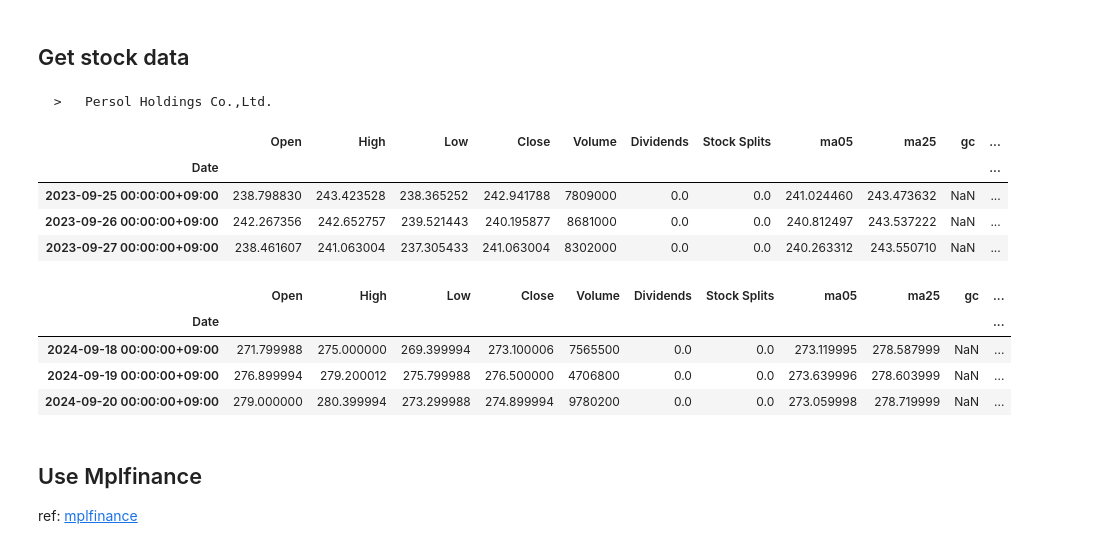
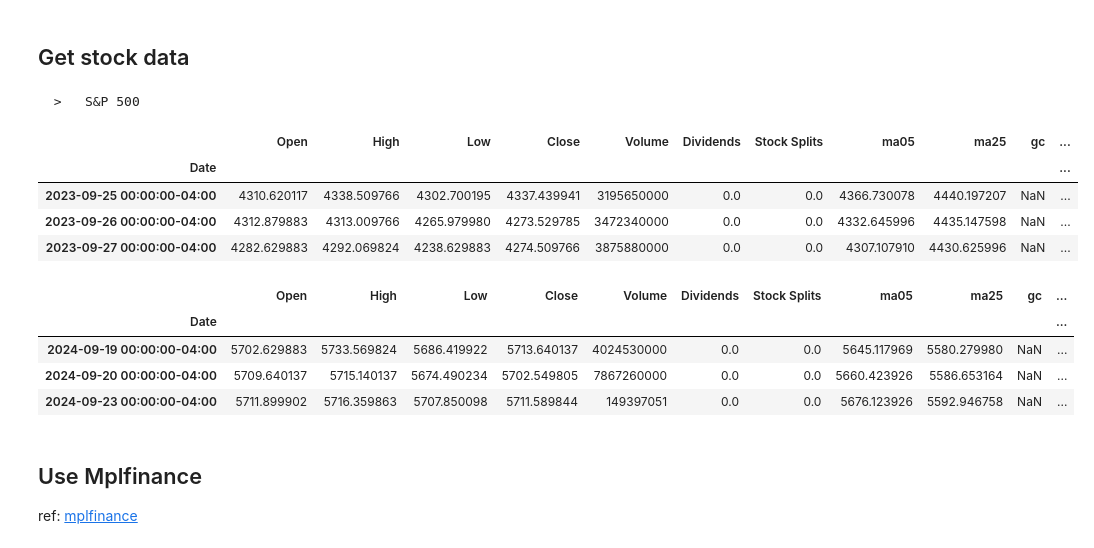
Before and after one commit to edonow/stock-data, a Jupyter notebook: view_stock_data.ipynb, the cells around one changed output. Saved outputs shown, nothing was run; the diff lists cells and outputs as text; code cells hidden in the pictures.

```diff
--- a/view_stock_data.ipynb
+++ b/view_stock_data.ipynb
@@ -28,34 +28,34 @@ def golden_and_dead_cross(df):
 # %% [markdown]
 ## Get stock data
 # %%
-data, company_name = get_stock_data_yf("2181.T")  # ^GSPC
+data, company_name = get_stock_data_yf("^GSPC")  # ^GSPC
 df = data.copy()
 df["ma05"] = df["Close"].rolling(window=5).mean()
 df["ma25"] = df["Close"].rolling(window=25).mean()
 df = golden_and_dead_cross(df)
 df["macd"], df["macd_signal"], df["hist"] = ta.MACD(df["Close"], fastperiod=12, slowperiod=26, signalperiod=9)
 
 print(f"\n  >   {company_name} ")
 
 # -----------------------
 # set start and end date
 # -----------------------
 start = (datetime.datetime.today() - pd.DateOffset(years=1)).strftime("%Y-%m-%d")
 df = df[start:]
 
 display(df.head(3), df.tail(3))
 # %% [output]
-  >   Persol Holdings Co.,Ltd.
+  >   S&P 500
 |  | Open | High | Low | Close | Volume | Dividends | Stock Splits | ma05 | ma25 | gc | ... |
 | Date |  |  |  |  |  |  |  |  |  |  | ... |
-| 2023-09-25 00:00:00+09:00 | 238.798830 | 243.423528 | 238.365252 | 242.941788 | 7809000 | 0.0 | 0.0 | 241.024460 | 243.473632 | NaN | ... |
-| 2023-09-26 00:00:00+09:00 | 242.267356 | 242.652757 | 239.521443 | 240.195877 | 8681000 | 0.0 | 0.0 | 240.812497 | 243.537222 | NaN | ... |
-| 2023-09-27 00:00:00+09:00 | 238.461607 | 241.063004 | 237.305433 | 241.063004 | 8302000 | 0.0 | 0.0 | 240.263312 | 243.550710 | NaN | ... |
+| 2023-09-25 00:00:00-04:00 | 4310.620117 | 4338.509766 | 4302.700195 | 4337.439941 | 3195650000 | 0.0 | 0.0 | 4366.730078 | 4440.197207 | NaN | ... |
+| 2023-09-26 00:00:00-04:00 | 4312.879883 | 4313.009766 | 4265.979980 | 4273.529785 | 3472340000 | 0.0 | 0.0 | 4332.645996 | 4435.147598 | NaN | ... |
+| 2023-09-27 00:00:00-04:00 | 4282.629883 | 4292.069824 | 4238.629883 | 4274.509766 | 3875880000 | 0.0 | 0.0 | 4307.107910 | 4430.625996 | NaN | ... |
 |  | Open | High | Low | Close | Volume | Dividends | Stock Splits | ma05 | ma25 | gc | ... |
 | Date |  |  |  |  |  |  |  |  |  |  | ... |
-| 2024-09-18 00:00:00+09:00 | 271.799988 | 275.000000 | 269.399994 | 273.100006 | 7565500 | 0.0 | 0.0 | 273.119995 | 278.587999 | NaN | ... |
-| 2024-09-19 00:00:00+09:00 | 276.899994 | 279.200012 | 275.799988 | 276.500000 | 4706800 | 0.0 | 0.0 | 273.639996 | 278.603999 | NaN | ... |
-| 2024-09-20 00:00:00+09:00 | 279.000000 | 280.399994 | 273.299988 | 274.899994 | 9780200 | 0.0 | 0.0 | 273.059998 | 278.719999 | NaN | ... |
+| 2024-09-19 00:00:00-04:00 | 5702.629883 | 5733.569824 | 5686.419922 | 5713.640137 | 4024530000 | 0.0 | 0.0 | 5645.117969 | 5580.279980 | NaN | ... |
+| 2024-09-20 00:00:00-04:00 | 5709.640137 | 5715.140137 | 5674.490234 | 5702.549805 | 7867260000 | 0.0 | 0.0 | 5660.423926 | 5586.653164 | NaN | ... |
+| 2024-09-23 00:00:00-04:00 | 5711.899902 | 5716.359863 | 5707.850098 | 5711.589844 | 149397051 | 0.0 | 0.0 | 5676.123926 | 5592.946758 | NaN | ... |
 # %% [markdown]
 ## Use Mplfinance
 
```
Also changed, not shown: parts of 1 cell of this notebook.
